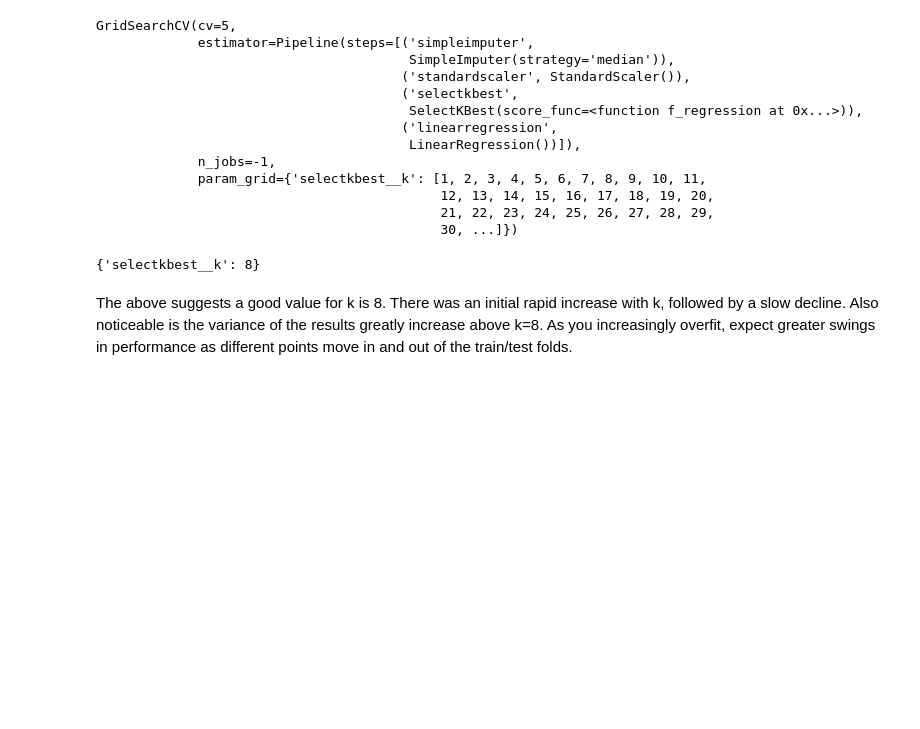
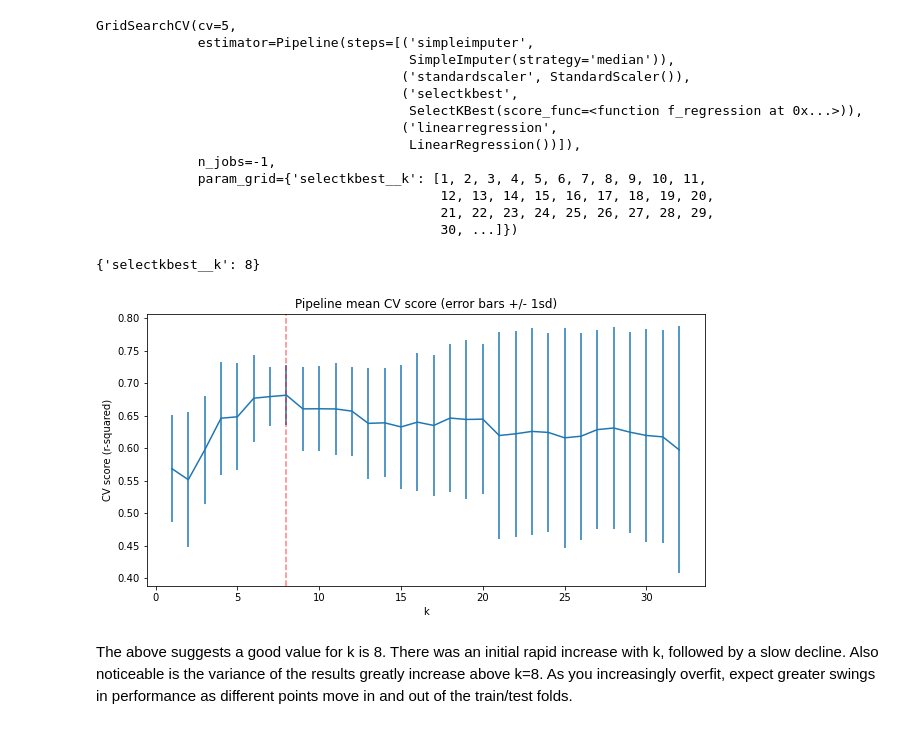
Before and after one commit to Kevin-Kwasnik/sb-capstone-1, a Jupyter notebook: Notebooks/04_preprocessing_and_training.ipynb, the cells around one changed output. Cells and saved outputs as stored; diff of their text form; code cells hidden in the pictures; blank space fills up the shorter version.

```diff
--- a/Notebooks/04_preprocessing_and_training.ipynb
+++ b/Notebooks/04_preprocessing_and_training.ipynb
@@ -873,13 +873,15 @@ lr_grid_cv.best_params_
 # %%
 #Code task 20#
 #Assign the value of k from the above dict of `best_params_` and assign it to `best_k`
-___ = lr_grid_cv.___['selectkbest__k']
+best_k = lr_grid_cv.best_params_['selectkbest__k']
 plt.subplots(figsize=(10, 5))
 plt.errorbar(cv_k, score_mean, yerr=score_std)
 plt.axvline(x=best_k, c='r', ls='--', alpha=.5)
 plt.xlabel('k')
 plt.ylabel('CV score (r-squared)')
 plt.title('Pipeline mean CV score (error bars +/- 1sd)');
+# %% [output]
+[figure, added]
 # %% [markdown]
 The above suggests a good value for k is 8. There was an initial rapid increase with k, followed by a slow decline. Also noticeable is the variance of the results greatly increase above k=8. As you increasingly overfit, expect greater swings in performance as different points move in and out of the train/test folds.
 # %% [markdown]
```
